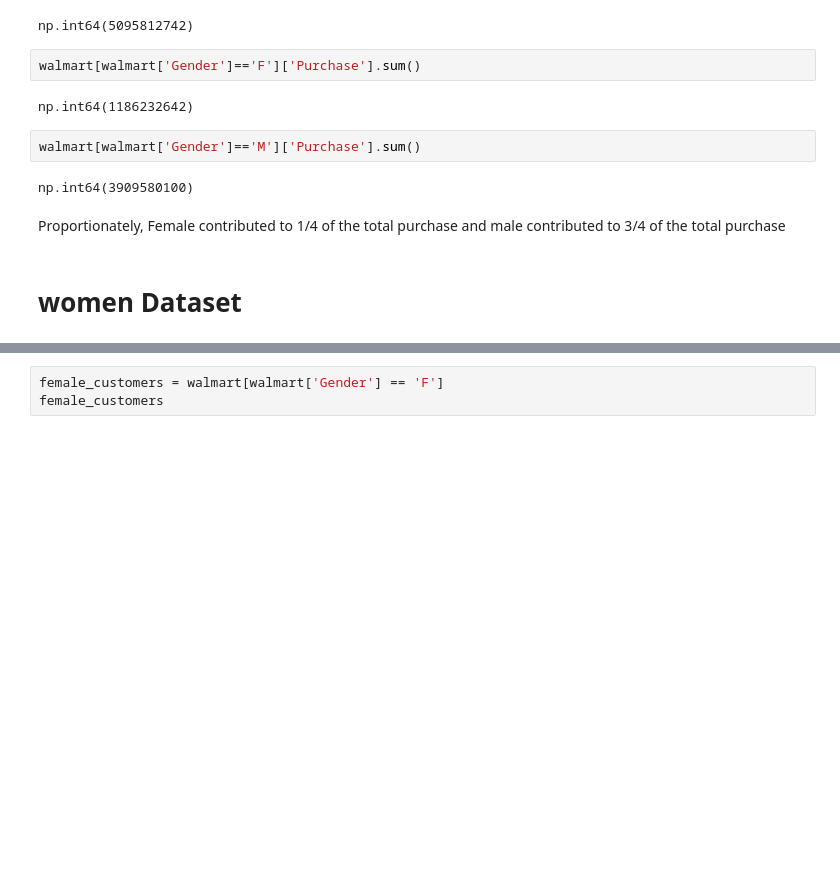
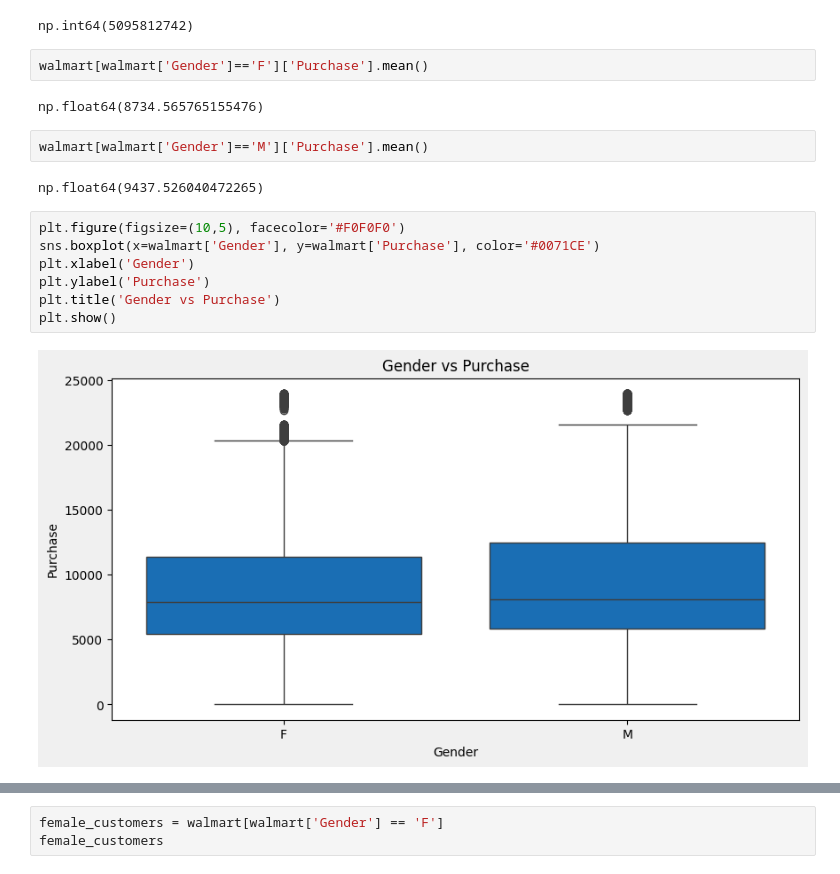
Before and after one commit to RichaGaharwar/Walmart---Confidence-Interval-CLT, a Jupyter notebook: Walmart_Confidence_Interval_&_CLT.ipynb, the cells around one changed output, grey strips where cells are left out. Cells and saved outputs as stored; diff of their text form; blank space fills up the shorter version.

```diff
--- a/Walmart_Confidence_Interval_&_CLT.ipynb
+++ b/Walmart_Confidence_Interval_&_CLT.ipynb
@@ -554,15 +539,19 @@ walmart['Purchase'].sum()
 # %% [output]
 np.int64(5095812742)
 # %%
-walmart[walmart['Gender']=='F']['Purchase'].sum()
+walmart[walmart['Gender']=='F']['Purchase'].mean()
 # %% [output]
-np.int64(1186232642)
+np.float64(8734.565765155476)
 # %%
-walmart[walmart['Gender']=='M']['Purchase'].sum()
+walmart[walmart['Gender']=='M']['Purchase'].mean()
 # %% [output]
-np.int64(3909580100)
+np.float64(9437.526040472265)
-# %% [markdown]
-Proportionately, Female contributed to 1/4 of the total purchase
-and male contributed to 3/4 of the total purchase
-# %% [markdown]
-# women Dataset
+# %%
+plt.figure(figsize=(10,5), facecolor='#F0F0F0')
+sns.boxplot(x=walmart['Gender'], y=walmart['Purchase'], color='#0071CE')
+plt.xlabel('Gender')
+plt.ylabel('Purchase')
+plt.title('Gender vs Purchase')
+plt.show()
+# %% [output]
+[figure, added]
```
Also changed, not shown: parts of 11 cells of this notebook.
